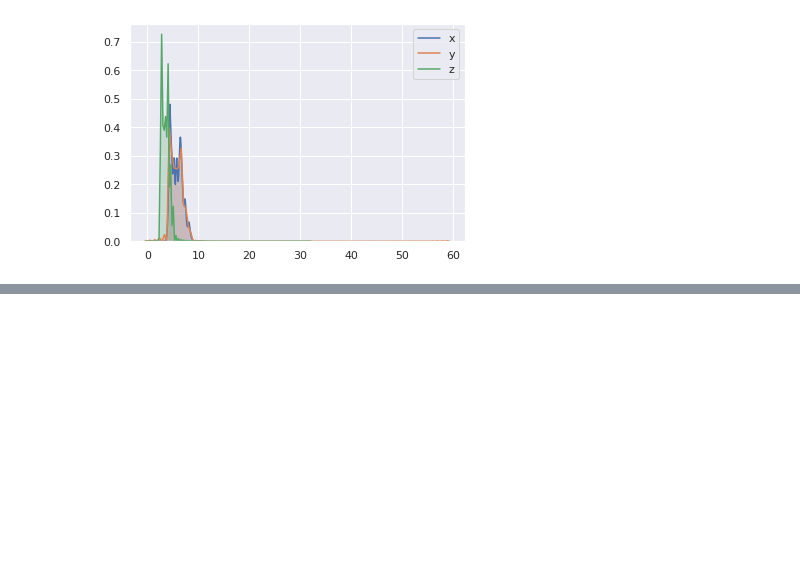
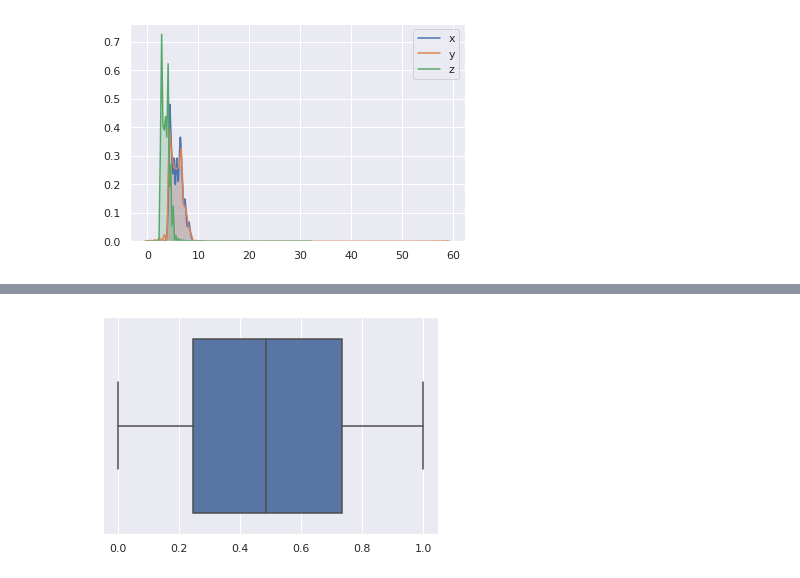
Before and after one commit to swami-gait/Foundations_of_datascience, a Jupyter notebook: FDS_WK11_DataViz.ipynb, the cells around one changed output, grey strips where cells are left out. Drawn from its saved outputs; the diff is of its cells as text; code cells hidden in the pictures; blank space fills up the shorter version.

```diff
--- a/FDS_WK11_DataViz.ipynb
+++ b/FDS_WK11_DataViz.ipynb
@@ -446,0 +453,6 @@ sns.kdeplot(d.z,shade=True);
+# %%
+x=np.random.uniform(size=1000)
+# %%
+sns.boxplot(x);
+# %% [output]
+[figure, added]
```
Also changed, not shown: parts of 10 cells of this notebook.
